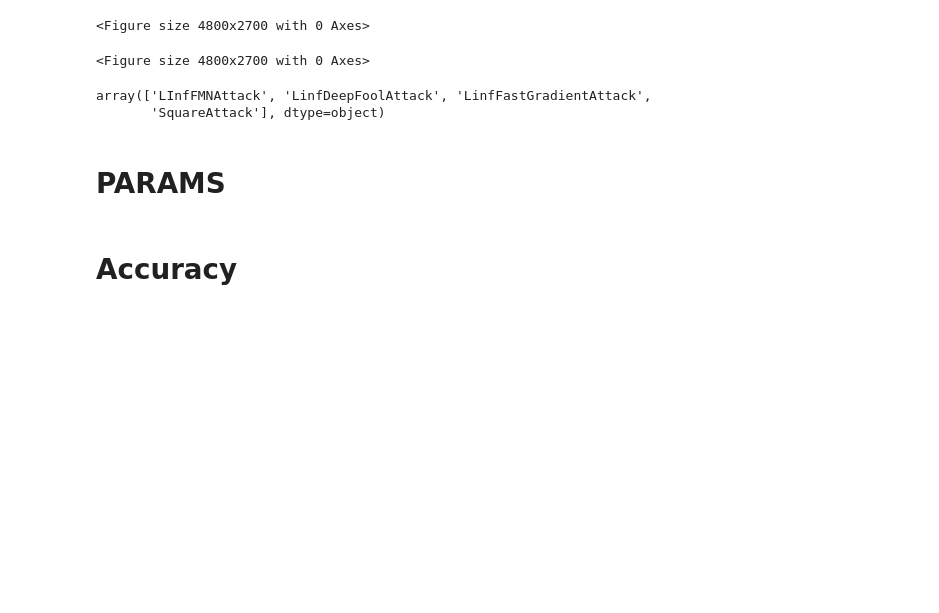
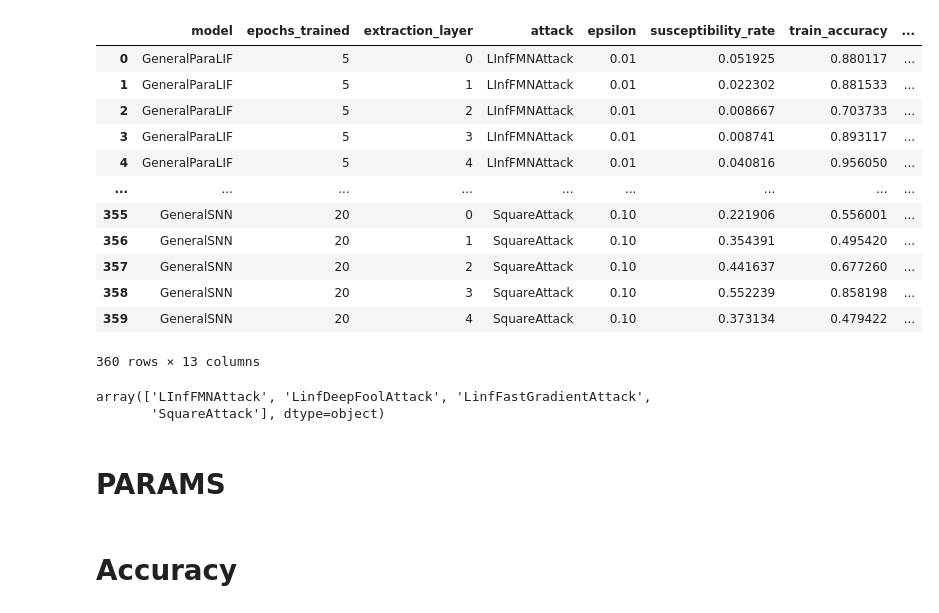
Before and after one commit to suessflorian/biological-neurons, a Jupyter notebook: Baseline Models/transfer_graphs.ipynb, the cells around one changed output. Saved outputs shown, nothing was run; the diff lists cells and outputs as text; code cells hidden in the pictures; blank space fills up the shorter version.

```diff
--- a/Baseline Models/transfer_graphs.ipynb
+++ b/Baseline Models/transfer_graphs.ipynb
@@ -1,15 +1,26 @@
 # %%
 import pandas as pd
 import matplotlib.pyplot as plt
 import numpy as np
 
 data = pd.read_csv('csvs/transfer.csv')
 data
 
-plt.figure(figsize=(16, 9), dpi=300)
+# plt.figure(figsize=(16, 9), dpi=300)
 # %% [output]
+|  | model | epochs_trained | extraction_layer | attack | epsilon | susceptibility_rate | train_accuracy | ... |
+| 0 | GeneralParaLIF | 5 | 0 | LInfFMNAttack | 0.01 | 0.051925 | 0.880117 | ... |
+| 1 | GeneralParaLIF | 5 | 1 | LInfFMNAttack | 0.01 | 0.022302 | 0.881533 | ... |
+| 2 | GeneralParaLIF | 5 | 2 | LInfFMNAttack | 0.01 | 0.008667 | 0.703733 | ... |
+| 3 | GeneralParaLIF | 5 | 3 | LInfFMNAttack | 0.01 | 0.008741 | 0.893117 | ... |
+| 4 | GeneralParaLIF | 5 | 4 | LInfFMNAttack | 0.01 | 0.040816 | 0.956050 | ... |
+| ... | ... | ... | ... | ... | ... | ... | ... | ... |
+| 355 | GeneralSNN | 20 | 0 | SquareAttack | 0.10 | 0.221906 | 0.556001 | ... |
+| 356 | GeneralSNN | 20 | 1 | SquareAttack | 0.10 | 0.354391 | 0.495420 | ... |
+| 357 | GeneralSNN | 20 | 2 | SquareAttack | 0.10 | 0.441637 | 0.677260 | ... |
+| 358 | GeneralSNN | 20 | 3 | SquareAttack | 0.10 | 0.552239 | 0.858198 | ... |
+| 359 | GeneralSNN | 20 | 4 | SquareAttack | 0.10 | 0.373134 | 0.479422 | ... |
-<Figure size 4800x2700 with 0 Axes>
+360 rows × 13 columns
-<Figure size 4800x2700 with 0 Axes>
 # %%
 data.attack.unique()
 # %% [output]
```
Also changed, not shown: parts of 2 cells of this notebook, 6 other files.
